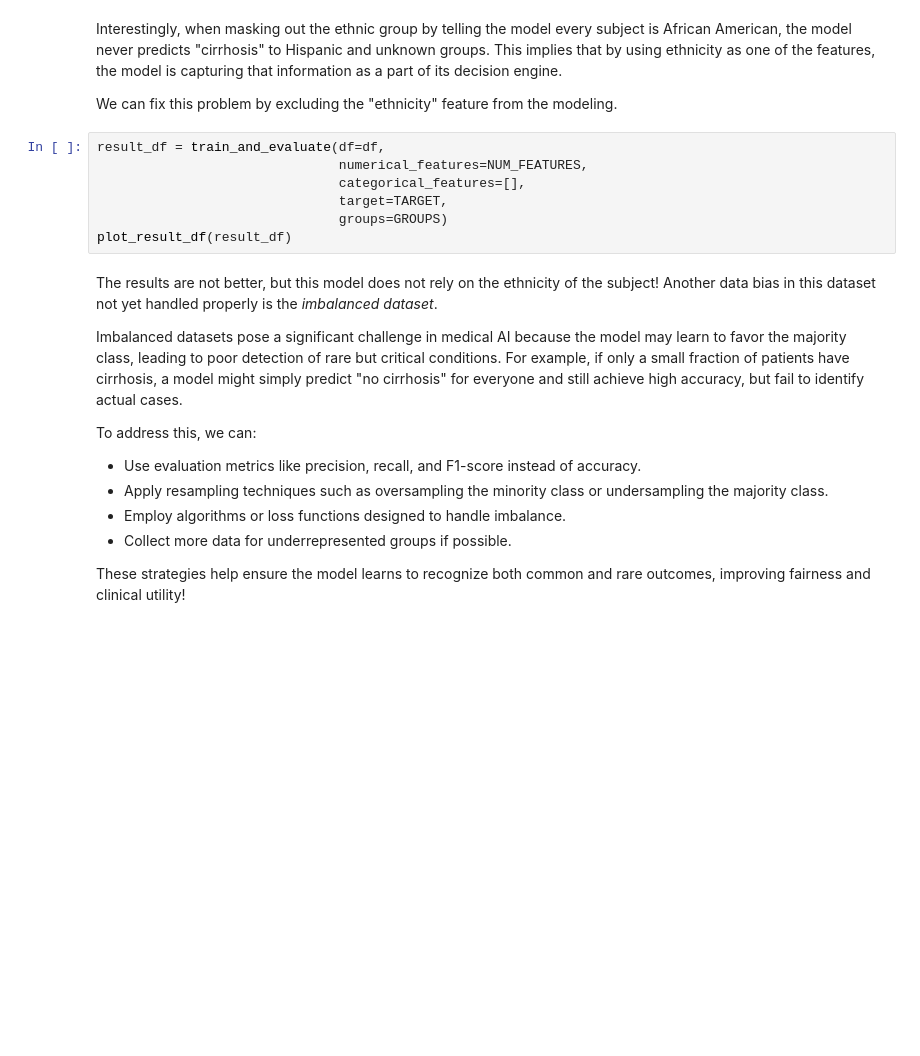
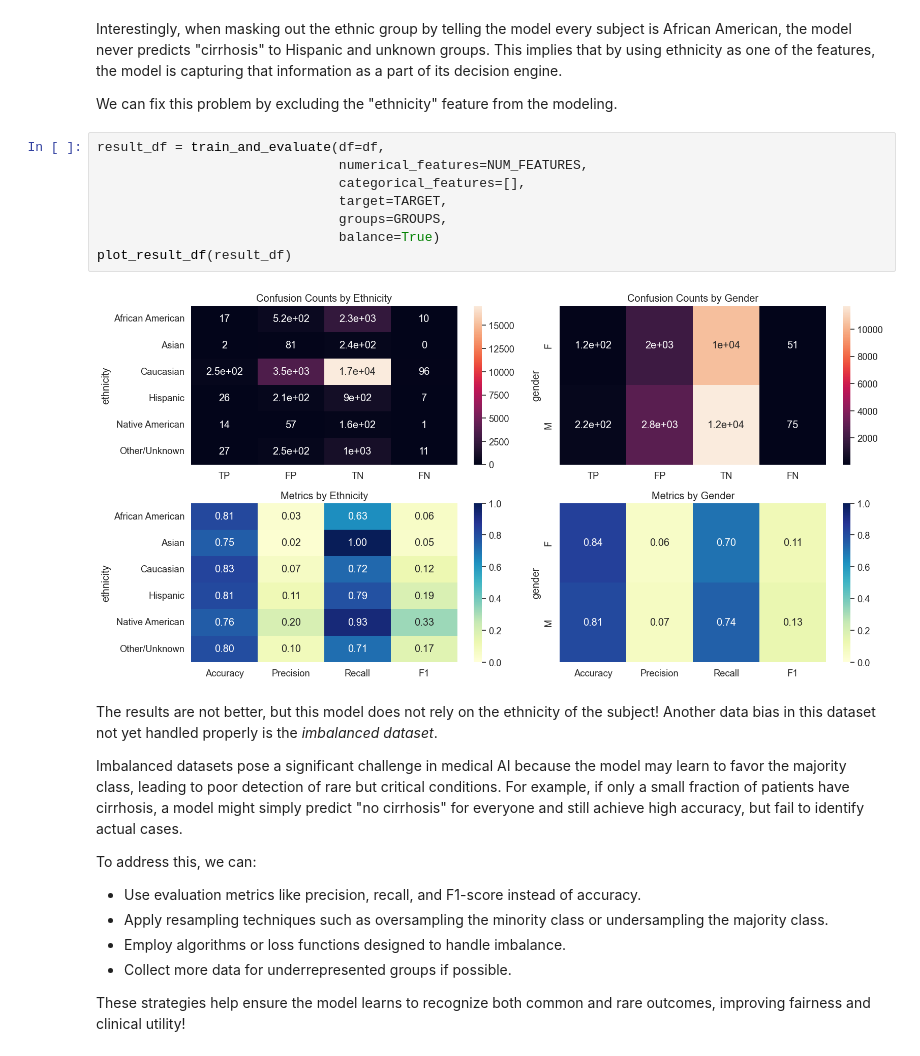
Before and after one commit to donlaporntr/TSCCM_Bias_In_AI_Workshop, a Jupyter notebook: AI_Fairness_in_Medicine.ipynb, the cells around one changed output. Cells and saved outputs as stored; diff of their text form; blank space fills up the shorter version.

```diff
--- a/AI_Fairness_in_Medicine.ipynb
+++ b/AI_Fairness_in_Medicine.ipynb
@@ -427,10 +545,13 @@ We can fix this problem by excluding the "ethnicity" feature from the modeling.
 # %%
 result_df = train_and_evaluate(df=df,
                                numerical_features=NUM_FEATURES,
                                categorical_features=[],
                                target=TARGET,
-                               groups=GROUPS)
+                               groups=GROUPS,
+                               balance=True)
 plot_result_df(result_df)
+# %% [output]
+[figure, added]
 # %% [markdown]
 The results are not better, but this model does not rely on the ethnicity of the subject! Another
 data bias in this dataset not yet handled properly is the *imbalanced dataset*.
```
Also changed, not shown: parts of 13 cells of this notebook.
